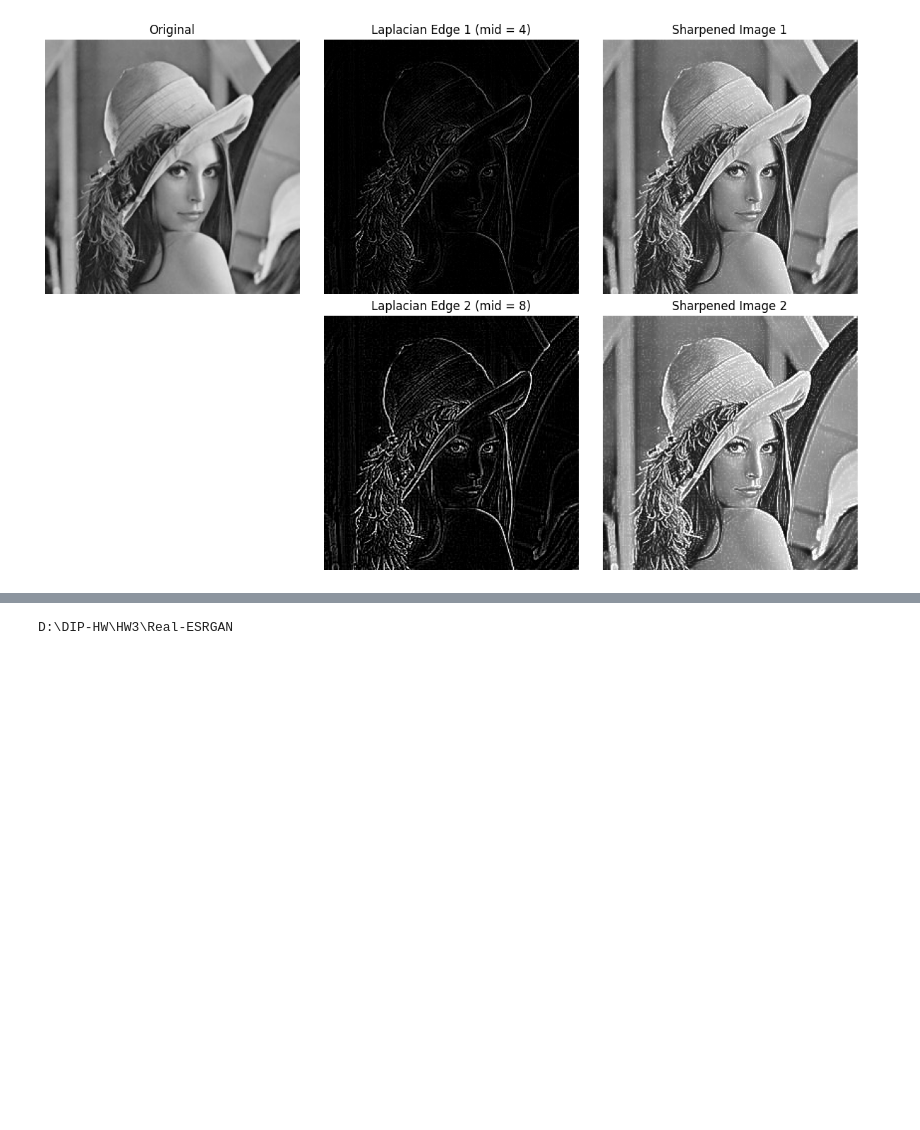
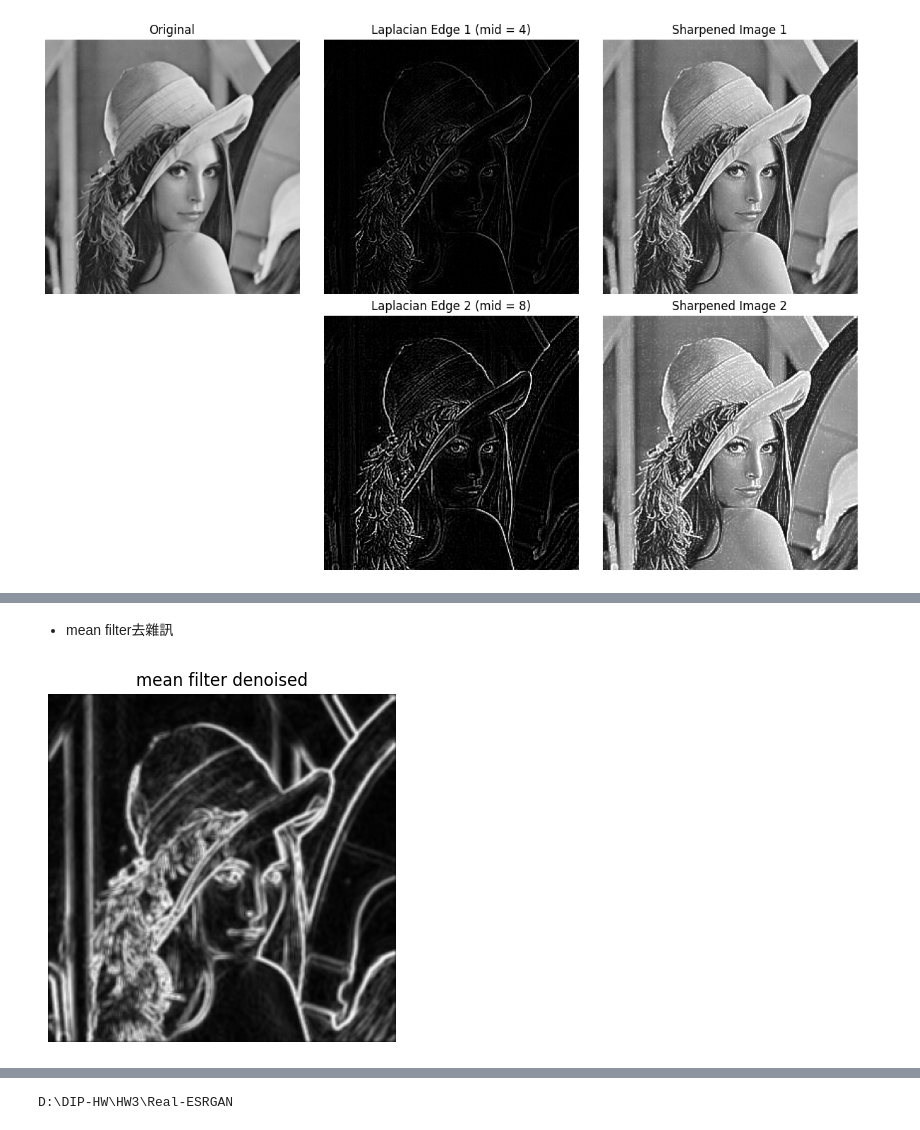
Before and after one commit to ImjustWritingCode/DIP-HW, a Jupyter notebook: HW3/hw3_program.ipynb, the cells around one changed output, grey strips where cells are left out. Cells and saved outputs as stored; diff of their text form; code cells hidden in the pictures; blank space fills up the shorter version.

```diff
--- a/HW3/hw3_program.ipynb
+++ b/HW3/hw3_program.ipynb
@@ -68,0 +150,36 @@ cv2.imwrite('sharpened_2.jpg', sharpened_2)
+# %% [markdown]
+- mean filter去雜訊
+# %%
+def mean_filter(img_array, kernel_size=3):
+
+    # Padding (避免邊界資料遺失)
+    padded_img = np.pad(img_array, pad_width=kernel_size // 2, mode='constant', constant_values=0)
+
+    # 準備輸出圖像
+    output = np.zeros_like(img_array)
+
+    # 手動套用 3x3 mean filter
+    for i in range(output.shape[0]):
+        for j in range(output.shape[1]):
+            region = padded_img[i:i+kernel_size, j:j+kernel_size]  # 取出 kernel 區域
+            mean_value = np.mean(region)      # 計算均值
+            output[i, j] = mean_value         # 存到輸出圖
+
+    # 將結果轉為 uint8 顯示
+    output = np.clip(output, 0, 255).astype(np.uint8)
+
+    return output
+
+
+denoised_img = mean_filter(edge_magnitude)
+
+plt.figure(figsize=(5, 4))
+plt.subplot(1, 1, 1)
+plt.title('mean filter denoised')
+plt.imshow(denoised_img, cmap='gray')
+plt.axis('off')
+
+plt.tight_layout()
+plt.show()
+# %% [output]
+[figure, added]
```
Also changed, not shown: parts of 13 cells of this notebook, 8 other files.
